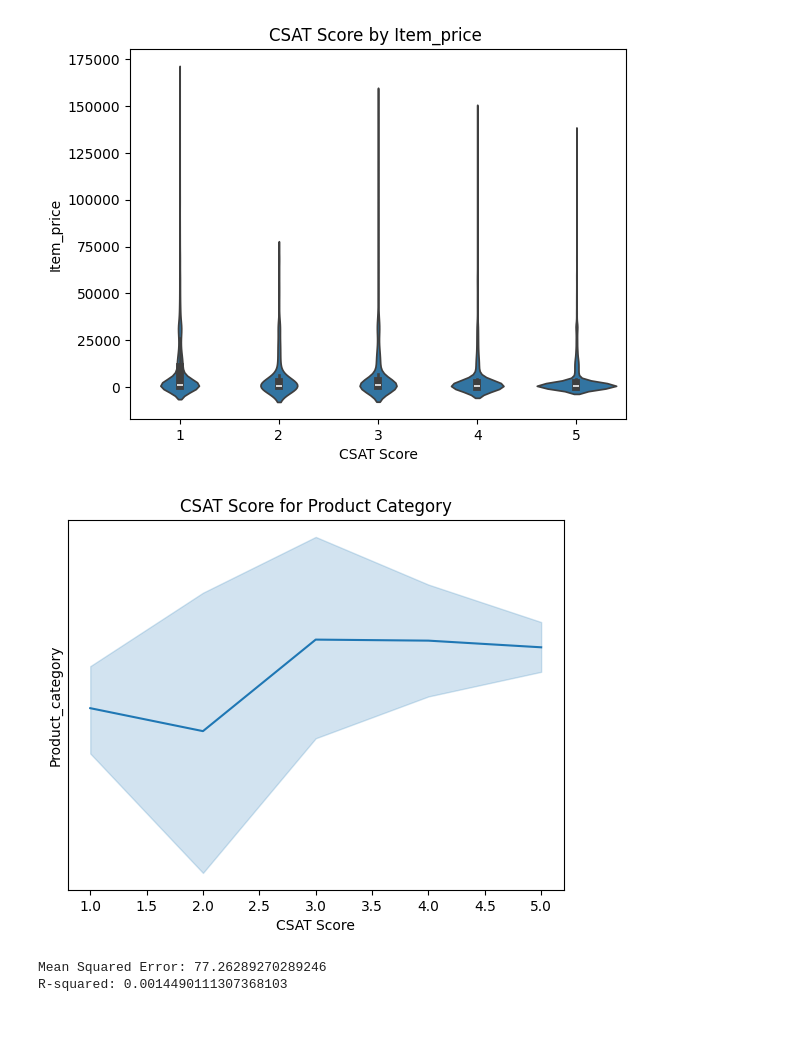
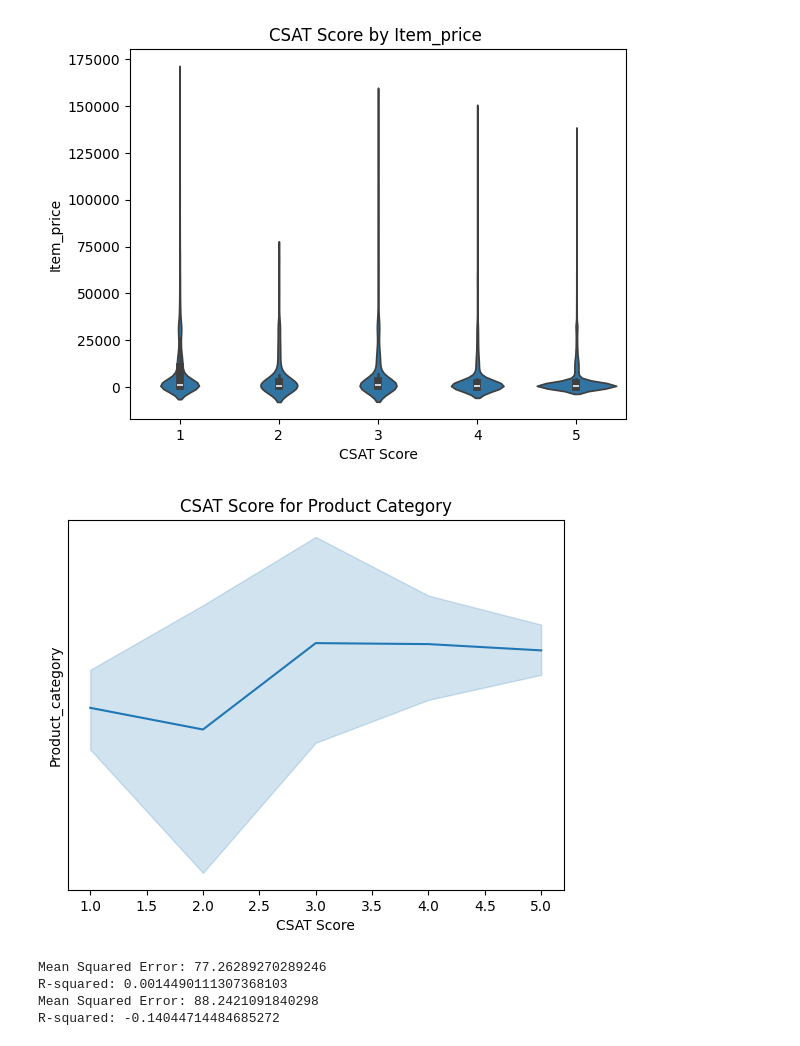
Before and after one commit to razan-wari/Gaza-Sky-Geeks, a Jupyter notebook: customer_support.ipynb, the cells around one changed output. Saved outputs shown, nothing was run; the diff lists cells and outputs as text; code cells hidden in the pictures.

```diff
--- a/customer_support.ipynb
+++ b/customer_support.ipynb
@@ -72,33 +72,61 @@ X = customer_support[["CSAT Score"]]
 customer_support['Survey_response_Date'] = pd.to_datetime(customer_support['Survey_response_Date'])
 # Extract numerical features from the date
 customer_support['Survey_response_Day'] = customer_support['Survey_response_Date'].dt.day
 customer_support['Survey_response_Month'] = customer_support['Survey_response_Date'].dt.month
 customer_support['Survey_response_Year'] = customer_support['Survey_response_Date'].dt.year
 
 y = customer_support['Survey_response_Day'] # Now using the numerical 'day' feature
 
 
 # Split the data into training and test sets
 from sklearn.model_selection import train_test_split
 X_train, X_test, y_train, y_test = train_test_split(X, y, test_size=0.2, random_state=42)
 
 # Create a linear regression model
 model = LinearRegression()
 
 # Train the model using the training data
 model.fit(X_train, y_train)
 
 # Make predictions using the test data
 y_pred = model.predict(X_test)
 
 # Evaluate the model
 mse = mean_squared_error(y_test, y_pred)
 r2 = r2_score(y_test, y_pred)
 print("Mean Squared Error:", mse)
 print("R-squared:", r2)
+from sklearn.neighbors import KNeighborsRegressor
+
+
+
+# Define the input and output variables
+X = customer_support[["CSAT Score"]]
+y = customer_support["Survey_response_Day"]
+
+
+# Split the data into training and test sets
+X_train, X_test, y_train, y_test = train_test_split(X, y, test_size=0.2, random_state=42)
+
+# Create a KNN model
+knn = KNeighborsRegressor(n_neighbors=5)
+
+# Train the model using the training data
+knn.fit(X_train, y_train)
+
+# Make predictions using the test data
+y_pred = knn.predict(X_test)
+
+# Evaluate the model
+mse = mean_squared_error(y_test, y_pred)
+r2 = r2_score(y_test, y_pred)
+print("Mean Squared Error:", mse)
+print("R-squared:", r2)
 # %% [output]
 [figure]
 [figure]
-[figure, old version]
+[figure, new version]
 Mean Squared Error: 77.26289270289246
 R-squared: 0.0014490111307368103
+Mean Squared Error: 88.2421091840298
+R-squared: -0.14044714484685272
```
